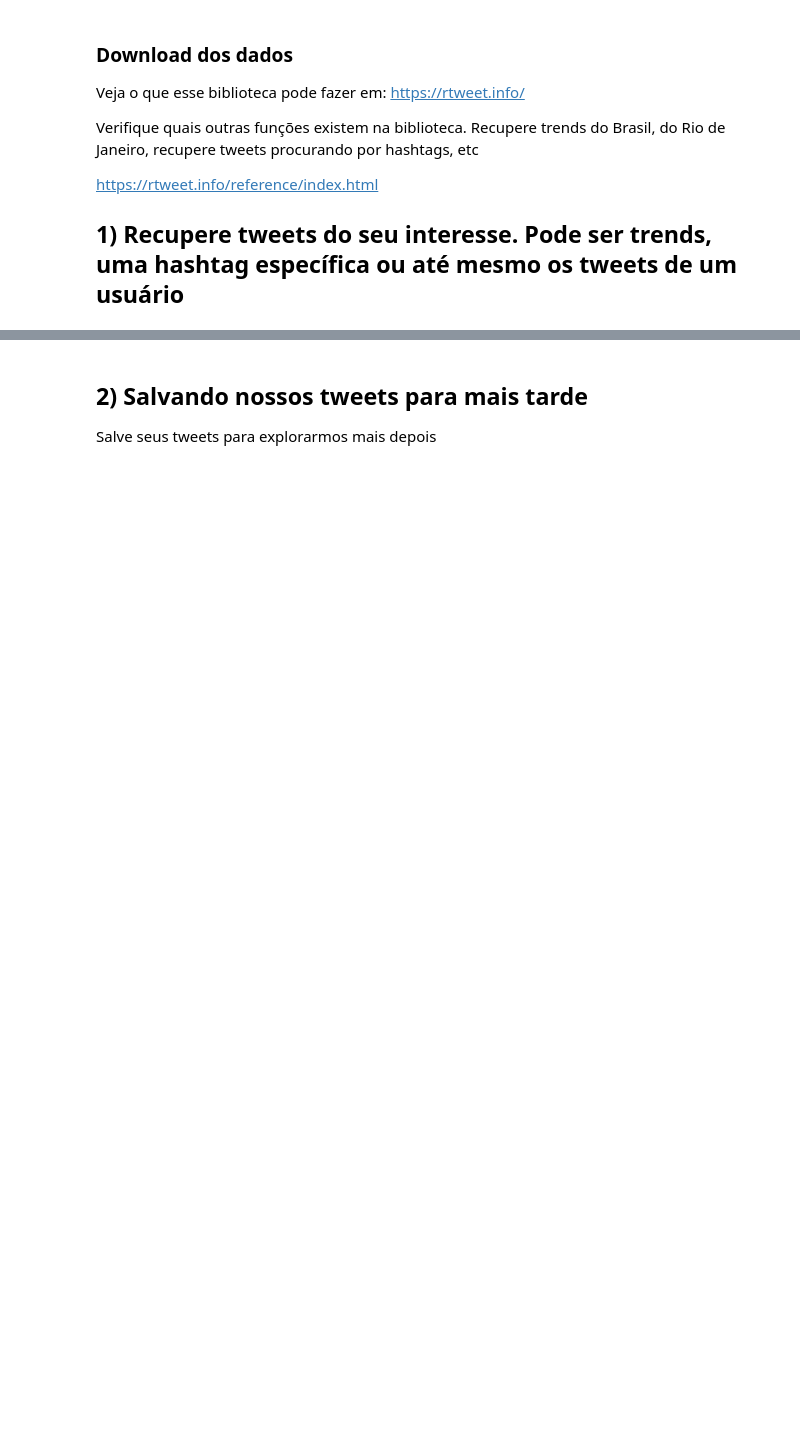
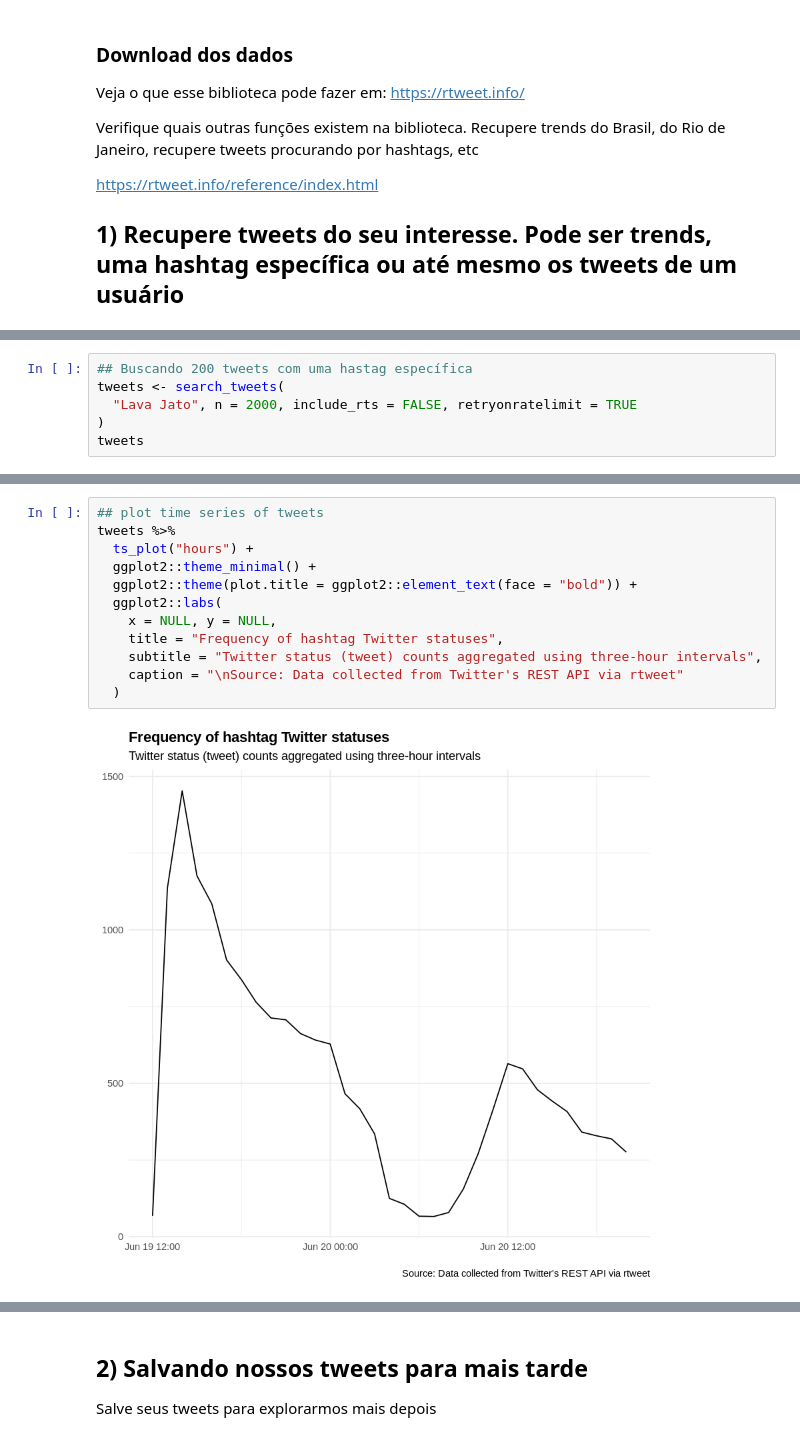
Before and after one commit to ctvidal/Text-Mining, a Jupyter notebook: 1_Aquisição_de_Dados_de_Twitter.ipynb, the cells around one changed output, grey strips where cells are left out. Cells and saved outputs as stored; diff of their text form; blank space fills up the shorter version.

```diff
--- a/1_Aquisição_de_Dados_de_Twitter.ipynb
+++ b/1_Aquisição_de_Dados_de_Twitter.ipynb
@@ -53,0 +53,6 @@ https://rtweet.info/reference/index.html
+# %%
+## Buscando 200 tweets com uma hastag específica
+tweets <- search_tweets(
+  "Lava Jato", n = 2000, include_rts = FALSE, retryonratelimit = TRUE
+)
+tweets
@@ -53,0 +81,14 @@ https://rtweet.info/reference/index.html
+# %%
+## plot time series of tweets
+tweets %>%
+  ts_plot("hours") +
+  ggplot2::theme_minimal() +
+  ggplot2::theme(plot.title = ggplot2::element_text(face = "bold")) +
+  ggplot2::labs(
+    x = NULL, y = NULL,
+    title = "Frequency of hashtag Twitter statuses",
+    subtitle = "Twitter status (tweet) counts aggregated using three-hour intervals",
+    caption = "\nSource: Data collected from Twitter's REST API via rtweet"
+  )
+# %% [output]
+[figure, added]
```
Also changed, not shown: parts of 9 cells of this notebook.
